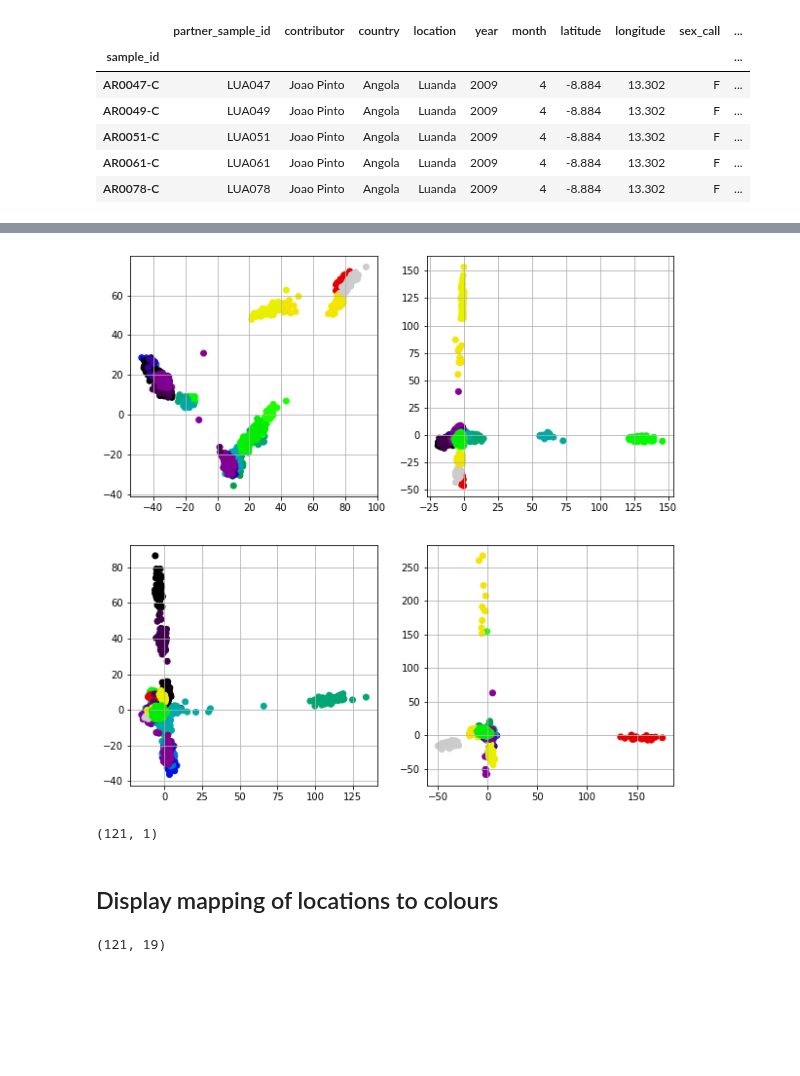
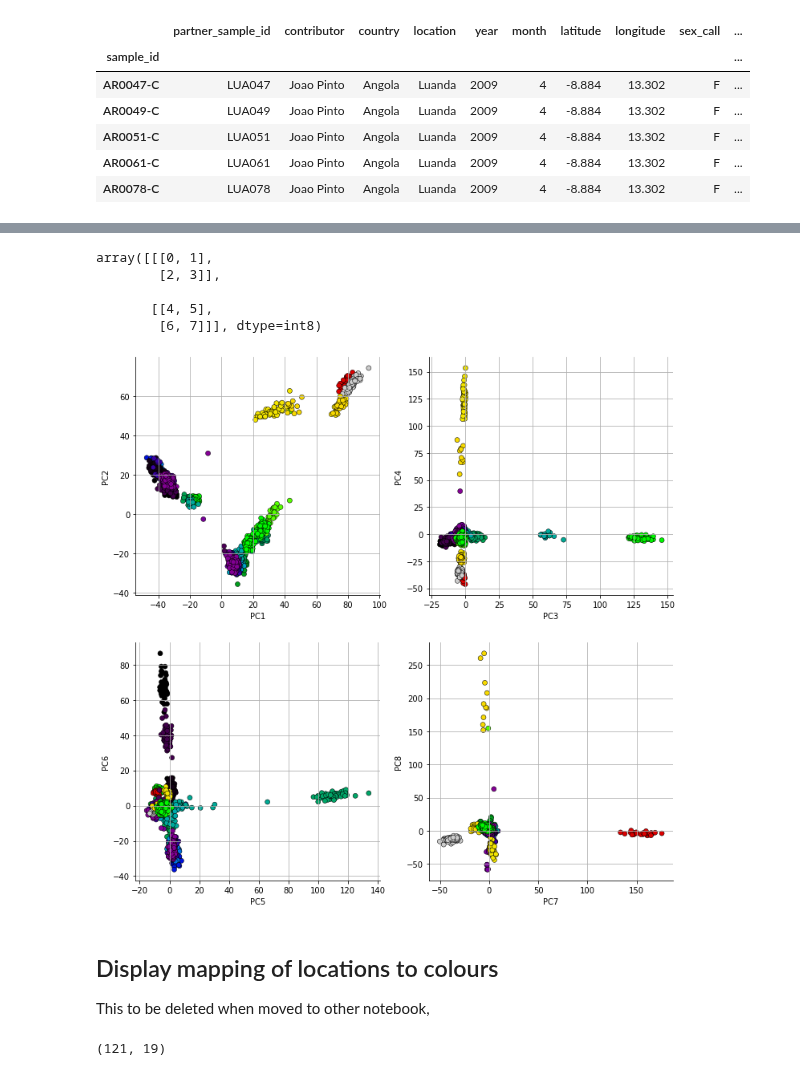
Before and after one commit to malariagen/ag1000g-phase3-data-paper, a Jupyter notebook: notebooks/pca_figure_gamb_colu.ipynb, the cells around one changed output, grey strips where cells are left out. Cells and saved outputs as stored; diff of their text form; code cells hidden in the pictures; blank space fills up the shorter version.

```diff
--- a/notebooks/pca_figure_gamb_colu.ipynb
+++ b/notebooks/pca_figure_gamb_colu.ipynb
@@ -222,25 +78,0 @@ df_species_samples["geog_values"] = cs.loc[sample_names].values
-# %%
-f, ax = plt.subplots(ncols=2, nrows=2, figsize=(10, 10))
-
-ax1, ax2 = ax[0]
-ax3, ax4 = ax[1]
-
-ax1.scatter(pca_coordinates[:, 0], pca_coordinates[:, 1], c=df_species_samples.geog_values, cmap=cmap_name)
-ax1.grid(True)
-
-ax2.scatter(pca_coordinates[:, 2], pca_coordinates[:, 3], c=df_species_samples.geog_values, cmap=cmap_name)
-ax2.grid(True)
-
-
-ax3.scatter(pca_coordinates[:, 4], pca_coordinates[:, 5], c=df_species_samples.geog_values, cmap=cmap_name)
-ax3.grid(True)
-
-
-ax4.scatter(pca_coordinates[:, 6], pca_coordinates[:, 7], c=df_species_samples.geog_values, cmap=cmap_name)
-ax4.grid(True)
-# %% [output]
-[figure, removed]
-# %%
-cs.loc[sample_names].drop_duplicates().shape
-# %% [output]
-(121, 1)
@@ -246,0 +83,9 @@ cs.loc[sample_names].drop_duplicates().shape
+# %%
+components = np.arange(8, dtype=np.int8).reshape((2, 2, 2))
+components
+# %% [output]
+array([[[0, 1],
+        [2, 3]],
+
+       [[4, 5],
+        [6, 7]]], dtype=int8)
@@ -247,5 +94,27 @@ cs.loc[sample_names].drop_duplicates().shape
+# %%
+f, axes = plt.subplots(ncols=2, nrows=2, figsize=(12, 12))
+
+
+for ix in range(2):
+
+    for jx in range(2):
+
+        component_a, component_b = components[ix][jx]
+        ax = axes[ix, jx]
+
+        ax.scatter(pca_coordinates[:, component_a], pca_coordinates[:, component_b], c=df_species_samples.colorhex, edgecolor='k', lw=0.5)
+        ax.grid(True)
+        ax.set_xlabel(f"PC{component_a + 1}")
+        ax.set_ylabel(f"PC{component_b + 1}")
+        sns.despine(ax=ax)
+
+f.savefig("../content/images/pca/gamb_colu.svg", dpi=200)
+# %% [output]
+[figure, added]
 # %% [markdown]
 ## Display mapping of locations to colours
+
+This to be deleted when moved to other notebook,
 # %%
 g = df_species_samples.drop_duplicates(subset="geog_values")
 g = g.sort_values("geog_values")
```
Also changed, not shown: parts of 45 cells of this notebook, 1 other file.
